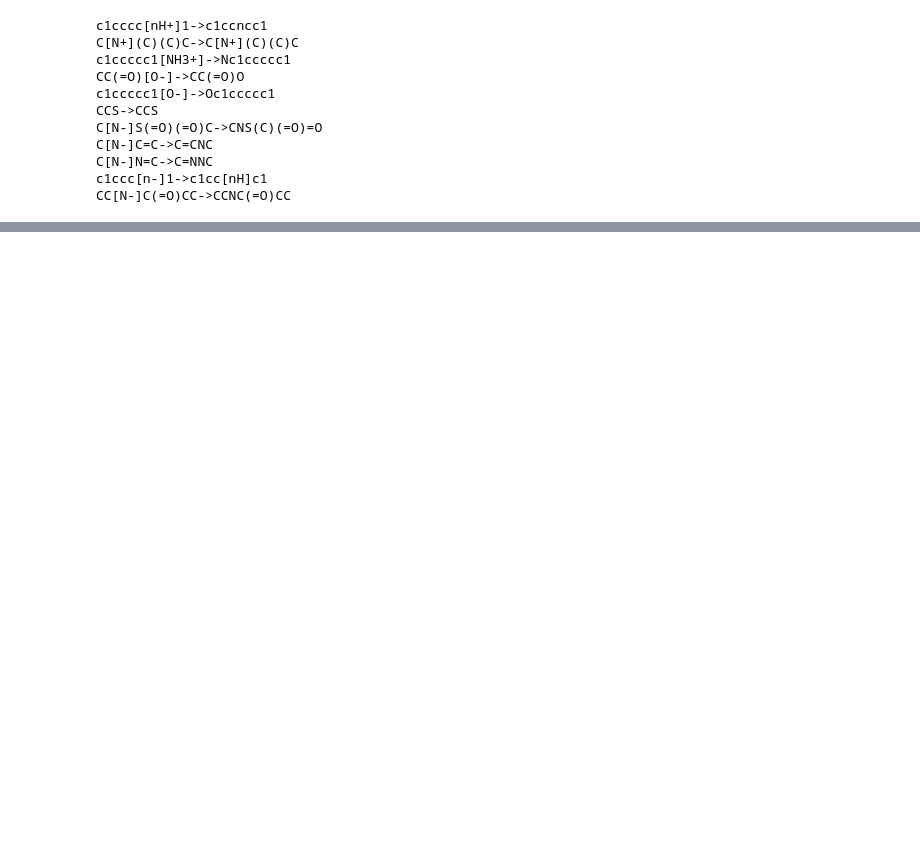
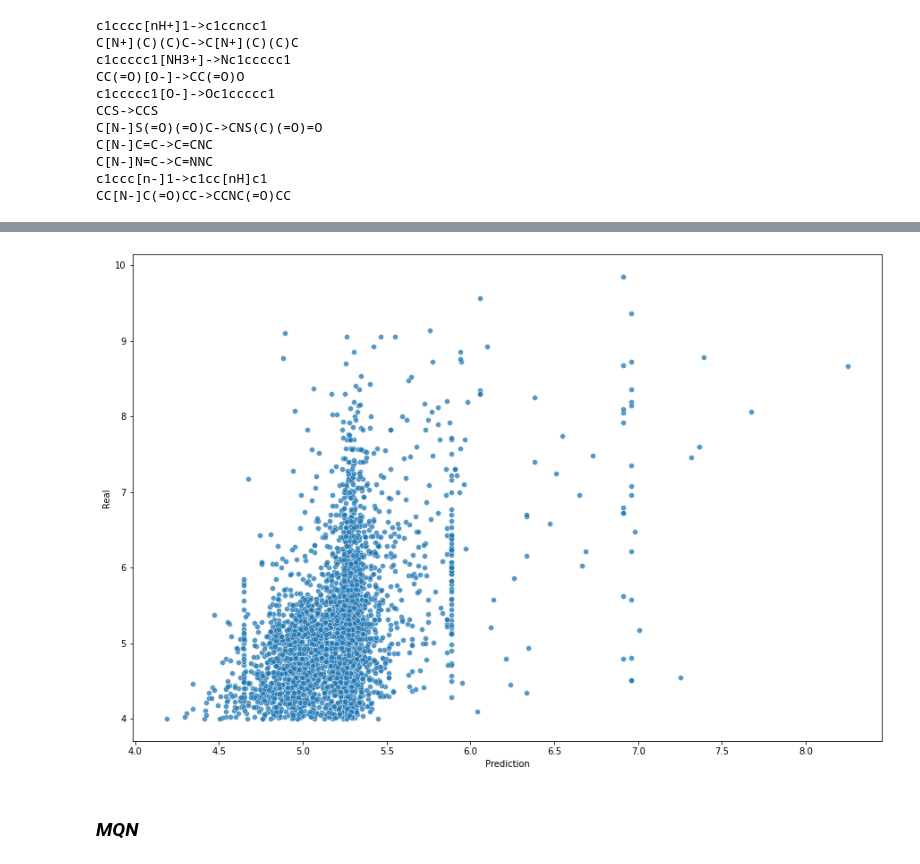
Before and after one commit to lich-uct/cdd2021, a Jupyter notebook: bojicm/Exercise_12.ipynb, the cells around one changed output, grey strips where cells are left out. Drawn from its saved outputs; the diff is of its cells as text; code cells hidden in the pictures; blank space fills up the shorter version.

```diff
--- a/bojicm/Exercise_12.ipynb
+++ b/bojicm/Exercise_12.ipynb
@@ -178,0 +223,3 @@ df = df.join(pd.DataFrame((rdMolDescriptors.MQNs_(mol) for mol in df["std_rdmol"
+# %%
+df = df.rename(columns={'pChEMBL Value':'p_value', 'Standard Value':'std_value',
+                       })
@@ -178,0 +274,4 @@ df = df.join(pd.DataFrame((rdMolDescriptors.MQNs_(mol) for mol in df["std_rdmol"
+# %%
+data = df[['HBA', 'HBD', 'MW', 'LogP', 'TPSA', 'RB', 'p_value']]
+data = data[data['p_value']>0]
+data
@@ -178,0 +347,14 @@ df = df.join(pd.DataFrame((rdMolDescriptors.MQNs_(mol) for mol in df["std_rdmol"
+# %%
+X = X_train.values.tolist()
+y = y_train.values.tolist()
+
+x_pred = X_test.values.tolist()
+y_real = y_test.values.tolist()
+
+rfr = RandomForestRegressor(**opt_param)
+rfr.fit(X, y)
+
+print("Test MSE")
+print("MSE: %0.2f" % mean_squared_error(y_real, rfc.predict(x_pred)))
+print("Regressor score:", rfr.score(x_pred, y_real))
+print("R^2", r2_score(y_real, rfc.predict(x_pred)))
@@ -178,0 +366,5 @@ df = df.join(pd.DataFrame((rdMolDescriptors.MQNs_(mol) for mol in df["std_rdmol"
+# %%
+test = pd.DataFrame()
+test['Prediction'] = rfc.predict(x_pred)
+test['Real'] = y_real
+test
@@ -179 +385,14 @@ df = df.join(pd.DataFrame((rdMolDescriptors.MQNs_(mol) for mol in df["std_rdmol"
+# %%
+fig, ax = pyplot.subplots(figsize=(15,10))
+p=seaborn.scatterplot(x="Prediction",
+                      y="Real",
+                      data=test,
+                      legend="brief",
+                      ax=ax,
+                      alpha=0.75
+                     )
+# %% [output]
+[figure, added]
+# %% [markdown]
+### _MQN_
 # %%
```
Also changed, not shown: parts of 71 cells of this notebook.
